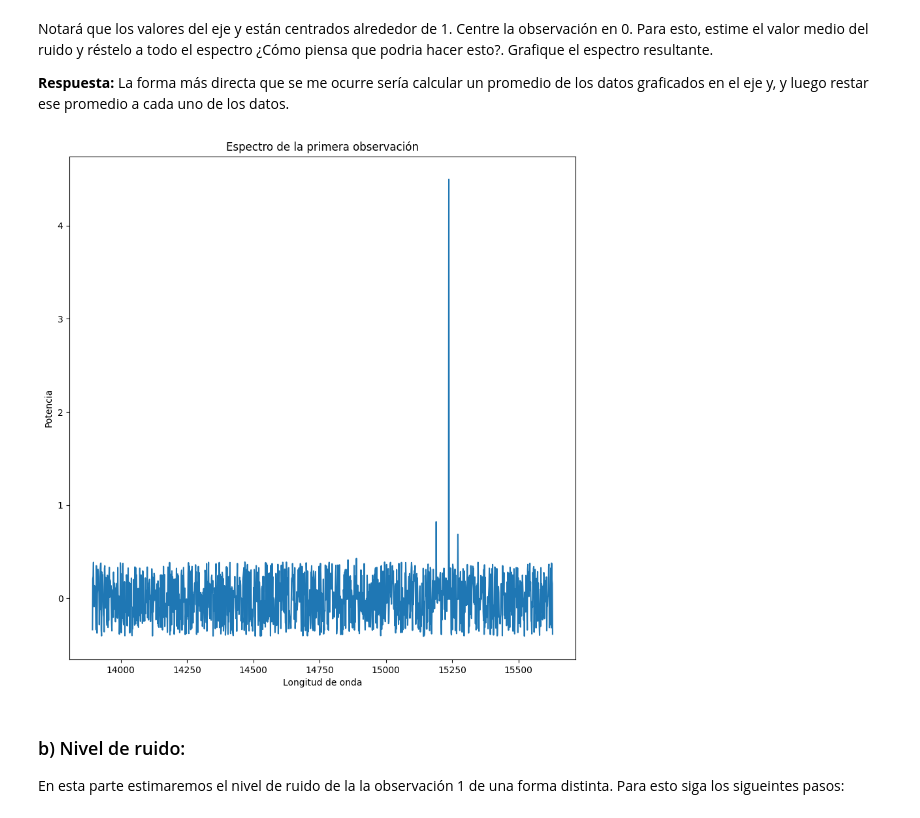
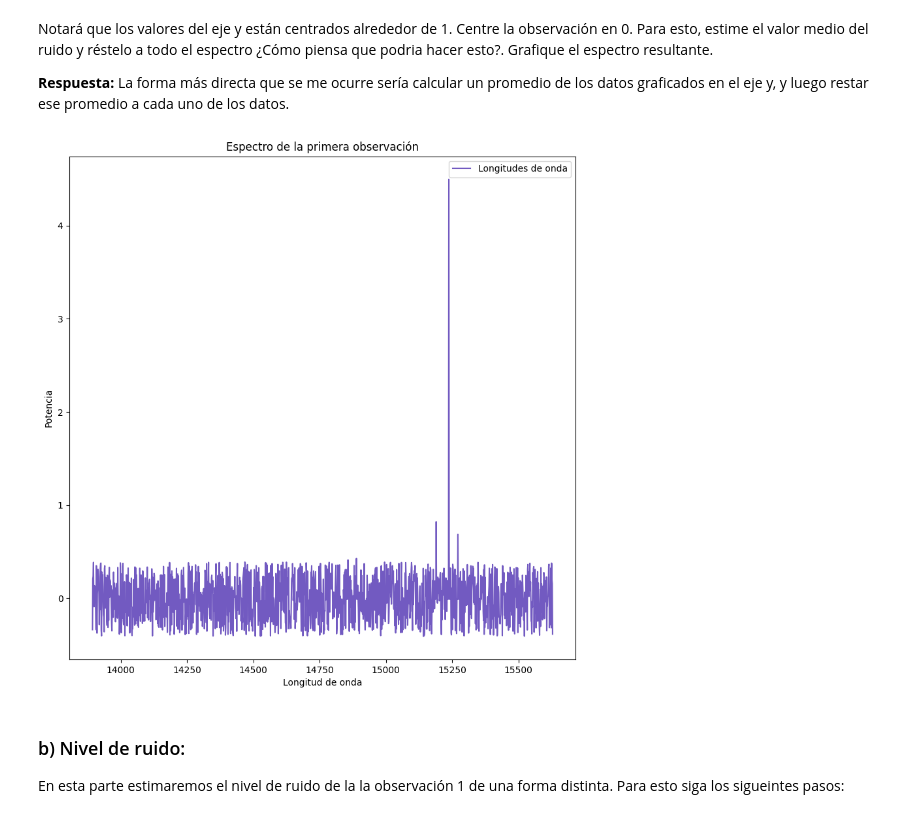
Before and after one commit to CrushinAngel/Tarea-2, a Jupyter notebook: Tarea2.ipynb, the cells around one changed output. Cells and saved outputs as stored; diff of their text form; code cells hidden in the pictures.

```diff
--- a/Tarea2.ipynb
+++ b/Tarea2.ipynb
@@ -253,18 +263,21 @@ Notará que los valores del eje y están centrados alrededor de 1. Centre la obs
 # %%
 # Grafique el espectro centrado en 0 aquí
 prom_y = data['obs_1'].mean()
 obs_1_cen1 = data['obs_1'] - prom_y
+# Aqui, como es mi método, no quise modificar el dataframe como tal, por lo que
+# hago la modificación en una nueva variable para esta celda
 
 plt.figure(figsize=(10, 10))
 
-plt.plot(data['Wlth'], obs_1_cen1)
+plt.plot(data['Wlth'], obs_1_cen1, color = '#725AC1', label= 'Longitudes de onda')
 
+plt.legend()
 plt.xlabel('Longitud de onda')
 plt.ylabel('Potencia')
 plt.title('Espectro de la primera observación')
 plt.show()
 # %% [output]
-[figure, old version]
+[figure, new version]
 # %% [markdown]
 ### b) Nivel de ruido:
 
```
Also changed, not shown: parts of 22 cells of this notebook.
